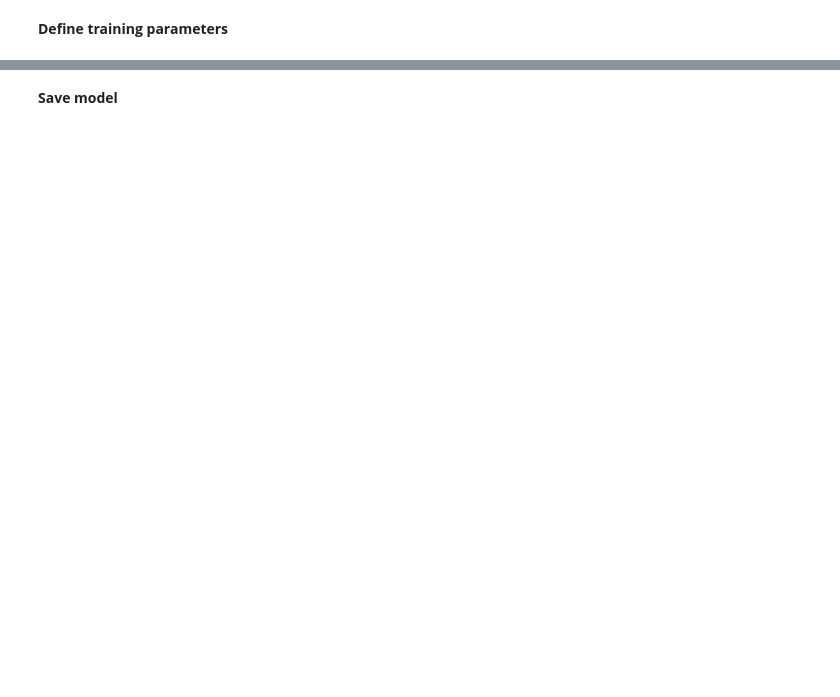
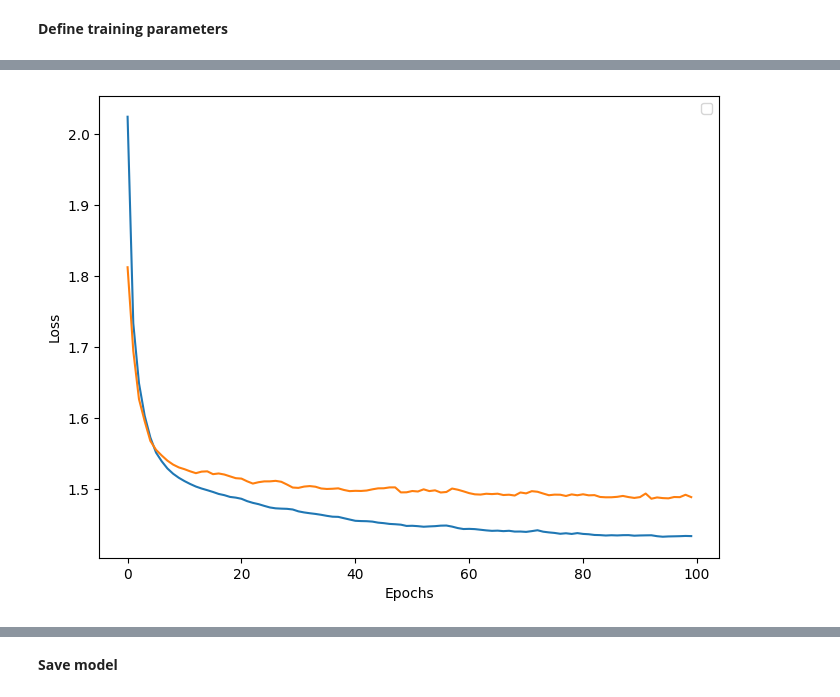
Before and after one commit to bsc-quantic/tn4ml, a Jupyter notebook: docs/examples/mnist_classification.ipynb, the cells around one changed output, grey strips where cells are left out. Cells and saved outputs as stored; diff of their text form; code cells hidden in the pictures; blank space fills up the shorter version.

```diff
--- a/docs/examples/mnist_classification.ipynb
+++ b/docs/examples/mnist_classification.ipynb
@@ -128,3 +98,7 @@ test_targets = np.take(y_test, test_indices, axis=0)
+# %%
+train_inputs, _, train_targets, _ = train_test_split(train_data, y_train, test_size=0.9, random_state=42)
+# %%
+train_inputs, val_inputs, train_targets, val_targets = train_test_split(train_inputs, train_targets, test_size=0.2, random_state=42)
 # %% [markdown]
 ## TN as ML model
 **Specify parameters and initialize a tensor network**
@@ -167,6 +141,7 @@ optimizer = optax.adam
 strategy = 'global' # Global Gradient Descent
 loss = cross_entropy_loss
 train_type = 1 # 0 for unsupervised, 1 for supervised
-embedding = polynomial(degree=2) # if using randn
+embedding = polynomial(degree=2, n=1, include_bias=True) # if using randn
 learning_rate = 5e-4
+device = 'cpu'
 # %%
@@ -174,6 +149,6 @@ model.configure(optimizer=optimizer, strategy=strategy, loss=loss, train_type=tr
 # %%
-epochs = 150
-batch_size = 256
+epochs = 100
+batch_size = 128
 # %% [markdown]
 To obtain loss scalar value, contract:
 
@@ -197,0 +175,4 @@ history = model.train(train_inputs,
+# %%
+plot_loss(history, validation=True, figsize=(8, 6))
+# %% [output]
+[figure, added]
```
Also changed, not shown: parts of 17 cells of this notebook.
